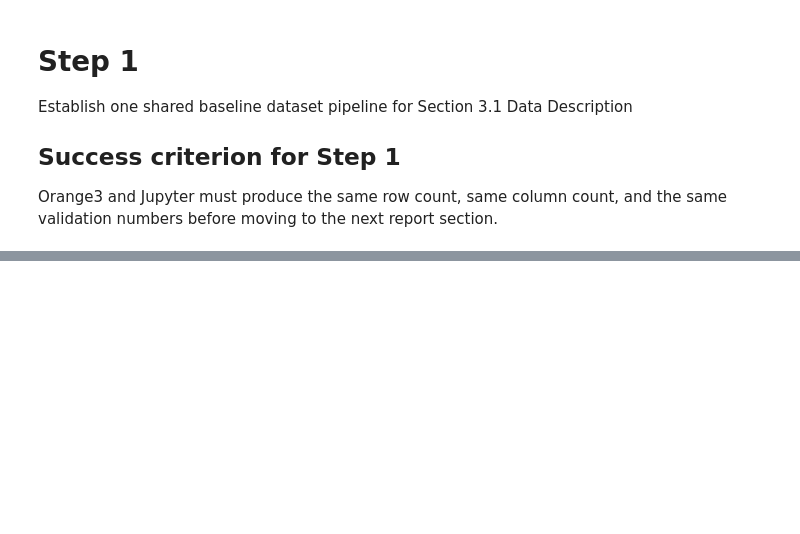
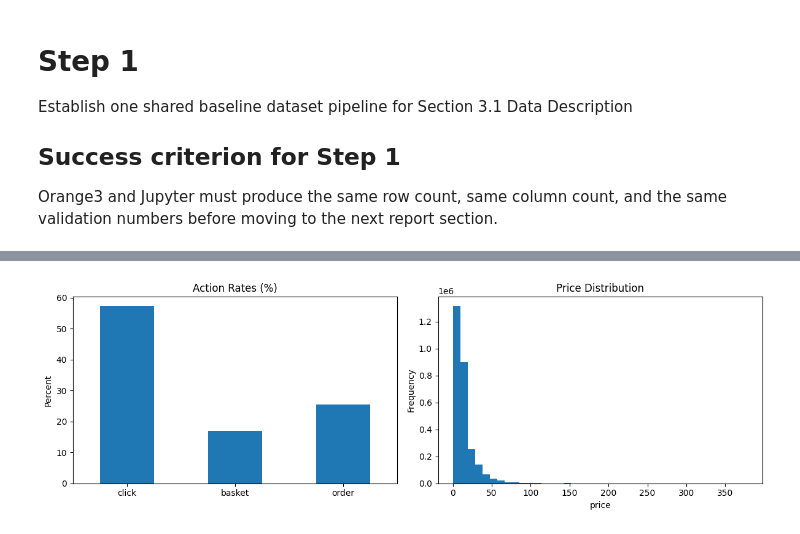
Before and after one commit to annageiser/analytics-project, a Jupyter notebook: main.ipynb, the cells around one changed output, grey strips where cells are left out. Saved outputs shown, nothing was run; the diff lists cells and outputs as text; code cells hidden in the pictures; blank space fills up the shorter version.

Commit message:
Starting from Scratch: First Data Exploration

```diff
--- a/main.ipynb
+++ b/main.ipynb
@@ -75,0 +19,20 @@ Saved: data/processed/step1_validation_summary.json
+# %%
+# Load source datasets
+train_set = pd.read_csv(DATA_DIR / "train.csv", sep="|")
+items_set = pd.read_csv(DATA_DIR / "items.csv", sep="|")
+
+# Minimal schema validation for reproducibility
+required_train_cols = {"pid", "click", "basket", "order", "price"}
+required_items_cols = {"pid", "manufacturer", "rrp"}
+
+missing_train_cols = required_train_cols - set(train_set.columns)
+missing_items_cols = required_items_cols - set(items_set.columns)
+if missing_train_cols:
+    raise ValueError(f"train.csv missing required columns: {sorted(missing_train_cols)}")
+if missing_items_cols:
+    raise ValueError(f"items.csv missing required columns: {sorted(missing_items_cols)}")
+
+print("Train shape:", train_set.shape)
+print("Items shape:", items_set.shape)
+print("Unique pids in train:", train_set["pid"].nunique())
+print("Unique pids in items:", items_set["pid"].nunique())
@@ -75,0 +136,59 @@ Saved: data/processed/step1_validation_summary.json
+# %%
+# Focused exploratory summary for Section 3.1 reporting
+def describe_numeric(df: pd.DataFrame, candidate_cols: list[str]) -> pd.DataFrame:
+    available = [c for c in candidate_cols if c in df.columns]
+    if not available:
+        return pd.DataFrame()
+    return df[available].describe().T[["mean", "std", "min", "50%", "max"]].round(3)
+
+train_num_cols = ["day", "availability", "competitorPrice", "price", "revenue"]
+items_num_cols = ["rrp", "salesIndex", "genericProduct", "category"]
+
+print("=== DATASET OVERVIEW ===")
+print(f"train_set: rows={train_set.shape[0]:,}, cols={train_set.shape[1]}")
+print(f"items_set: rows={items_set.shape[0]:,}, cols={items_set.shape[1]}")
+print(f"train_item_set: rows={train_item_set.shape[0]:,}, cols={train_item_set.shape[1]}")
+
+print("\n=== ACTION DISTRIBUTION ===")
+action_counts = train_set[action_cols].sum()
+action_rates = (train_set[action_cols].mean() * 100).round(2)
+print(pd.DataFrame({"count": action_counts, "rate_percent": action_rates}))
+
+print("\n=== ACTION CONSISTENCY CHECK ===")
+print("Rows with exactly one action:", int((action_sum == 1).sum()))
+print("Rows violating exclusivity:", int((action_sum != 1).sum()))
+print("mutual_exclusive_exact:", mutual_exclusive_exact)
+
+print("\n=== MISSING VALUES (TOP 10, MERGED) ===")
+print(missing_values.head(10))
+
+print("\n=== NUMERIC SUMMARY (TRAIN) ===")
+train_summary = describe_numeric(train_set, train_num_cols)
+print(train_summary if not train_summary.empty else "No requested train numeric columns available.")
+
+print("\n=== NUMERIC SUMMARY (ITEMS) ===")
+items_summary = describe_numeric(items_set, items_num_cols)
+print(items_summary if not items_summary.empty else "No requested items numeric columns available.")
+
+print("\n=== PID COVERAGE ===")
+train_pids = set(train_set["pid"].unique())
+item_pids = set(items_set["pid"].unique())
+matched = len(train_pids & item_pids)
+coverage = (matched / len(train_pids) * 100) if train_pids else 0.0
+print(f"Unique pids in train_set: {len(train_pids):,}")
+print(f"Unique pids in items_set: {len(item_pids):,}")
+print(f"Matched unique pids: {matched:,} ({coverage:.2f}% of train pids)")
+
+# Quick visual checks
+fig, axes = plt.subplots(1, 2, figsize=(12, 4))
+
+action_rates.plot(kind="bar", ax=axes[0], title="Action Rates (%)")
+axes[0].set_ylabel("Percent")
+axes[0].tick_params(axis="x", rotation=0)
+
+train_set["price"].plot(kind="hist", bins=40, ax=axes[1], title="Price Distribution")
+axes[1].set_xlabel("price")
+
+plt.tight_layout()
+plt.show()
+# %% [output]
@@ -75,0 +212 @@ Saved: data/processed/step1_validation_summary.json
+[figure, added]
```
Also changed, not shown: parts of 5 cells of this notebook, 19 other files.
